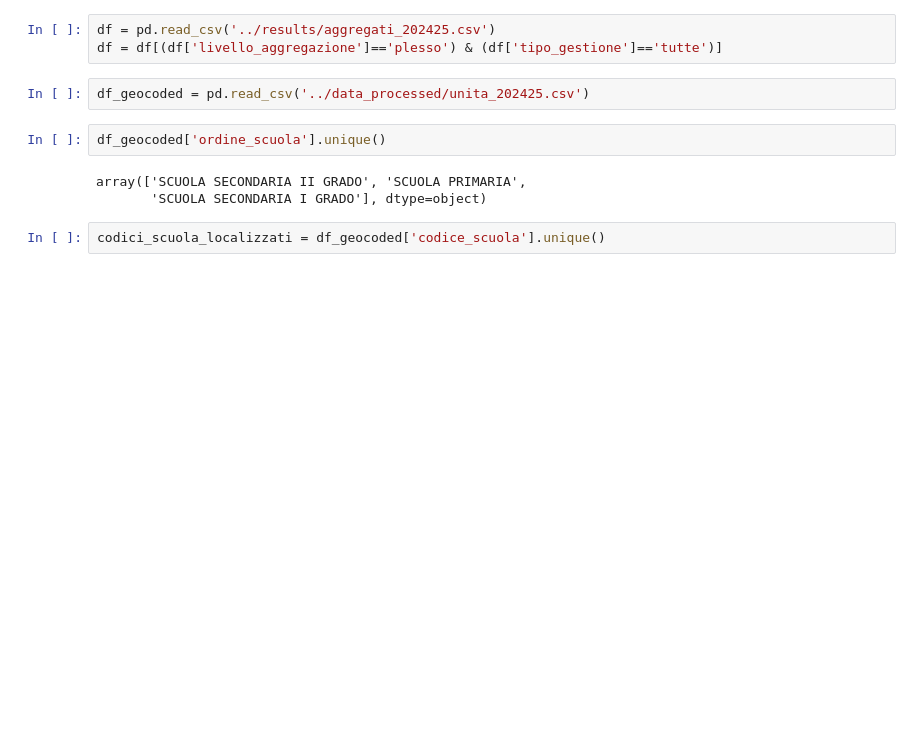
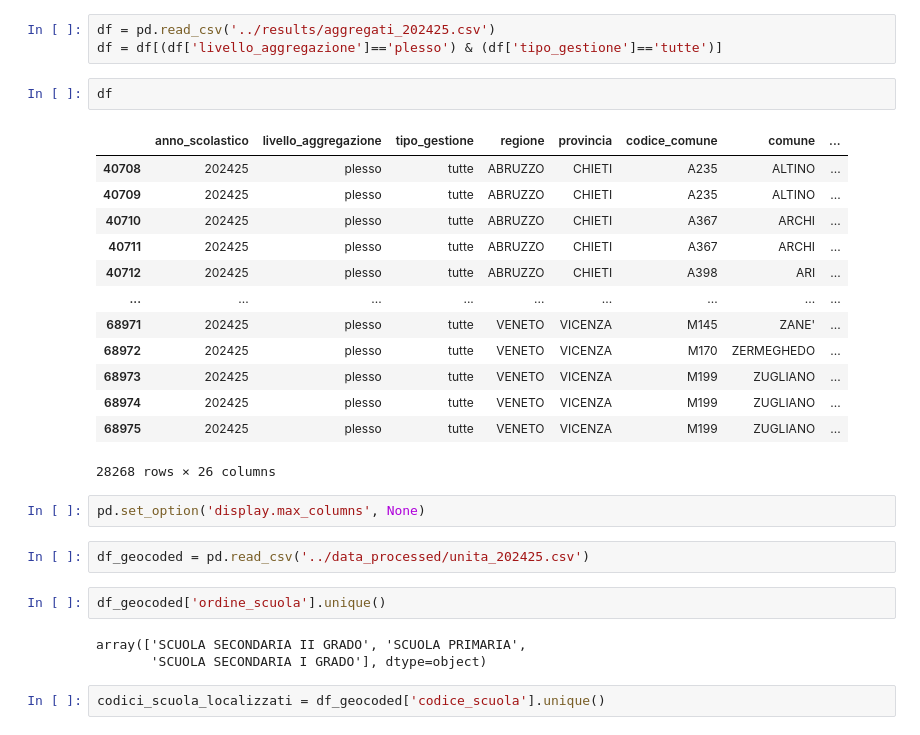
Before and after one commit to savaij/Valditara_e_le_sue_idee, a Jupyter notebook: src/temp.ipynb, the cells around one changed output. Cells and saved outputs as stored; diff of their text form; blank space fills up the shorter version.

```diff
--- a/src/temp.ipynb
+++ b/src/temp.ipynb
@@ -3,6 +27,24 @@ import pandas as pd
 # %%
 df = pd.read_csv('../results/aggregati_202425.csv')
 df = df[(df['livello_aggregazione']=='plesso') & (df['tipo_gestione']=='tutte')]
+# %%
+df
+# %% [output]
+|  | anno_scolastico | livello_aggregazione | tipo_gestione | regione | provincia | codice_comune | comune | ... |
+| 40708 | 202425 | plesso | tutte | ABRUZZO | CHIETI | A235 | ALTINO | ... |
+| 40709 | 202425 | plesso | tutte | ABRUZZO | CHIETI | A235 | ALTINO | ... |
+| 40710 | 202425 | plesso | tutte | ABRUZZO | CHIETI | A367 | ARCHI | ... |
+| 40711 | 202425 | plesso | tutte | ABRUZZO | CHIETI | A367 | ARCHI | ... |
+| 40712 | 202425 | plesso | tutte | ABRUZZO | CHIETI | A398 | ARI | ... |
+| ... | ... | ... | ... | ... | ... | ... | ... | ... |
+| 68971 | 202425 | plesso | tutte | VENETO | VICENZA | M145 | ZANE' | ... |
+| 68972 | 202425 | plesso | tutte | VENETO | VICENZA | M170 | ZERMEGHEDO | ... |
+| 68973 | 202425 | plesso | tutte | VENETO | VICENZA | M199 | ZUGLIANO | ... |
+| 68974 | 202425 | plesso | tutte | VENETO | VICENZA | M199 | ZUGLIANO | ... |
+| 68975 | 202425 | plesso | tutte | VENETO | VICENZA | M199 | ZUGLIANO | ... |
+28268 rows × 26 columns
+# %%
+pd.set_option('display.max_columns', None)
 # %%
 df_geocoded = pd.read_csv('../data_processed/unita_202425.csv')
 # %%
```
Also changed, not shown: parts of 4 cells of this notebook, 22 other files.
